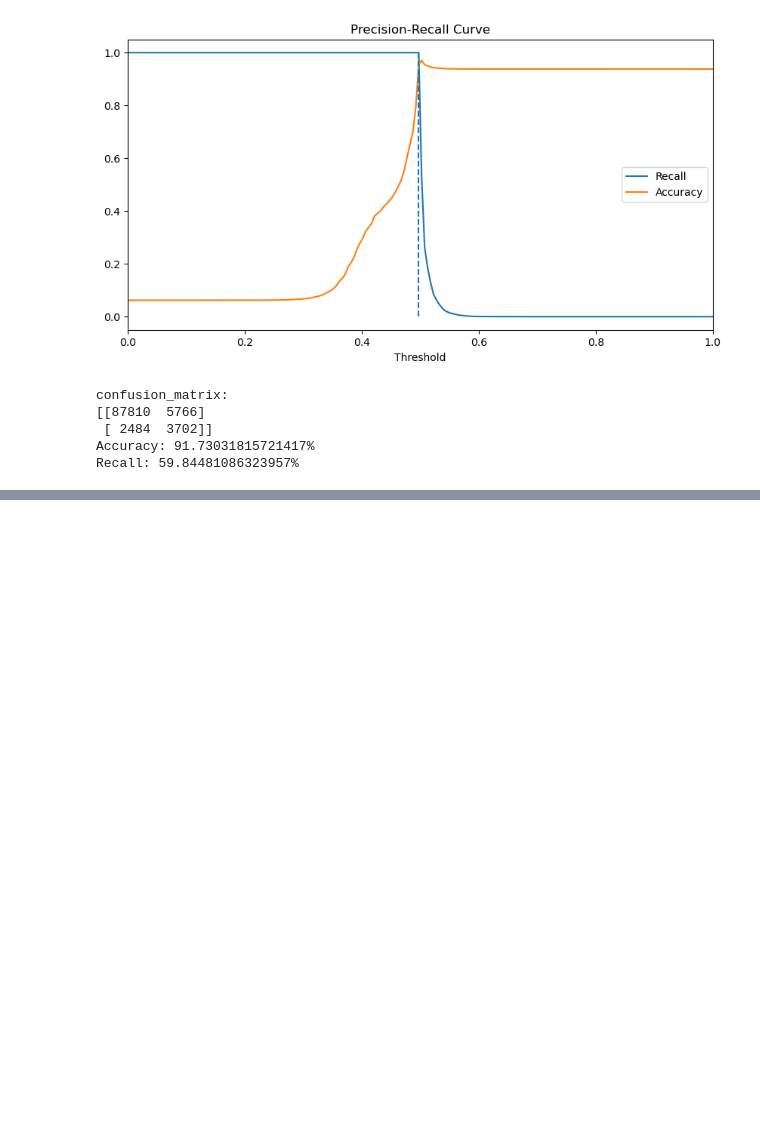
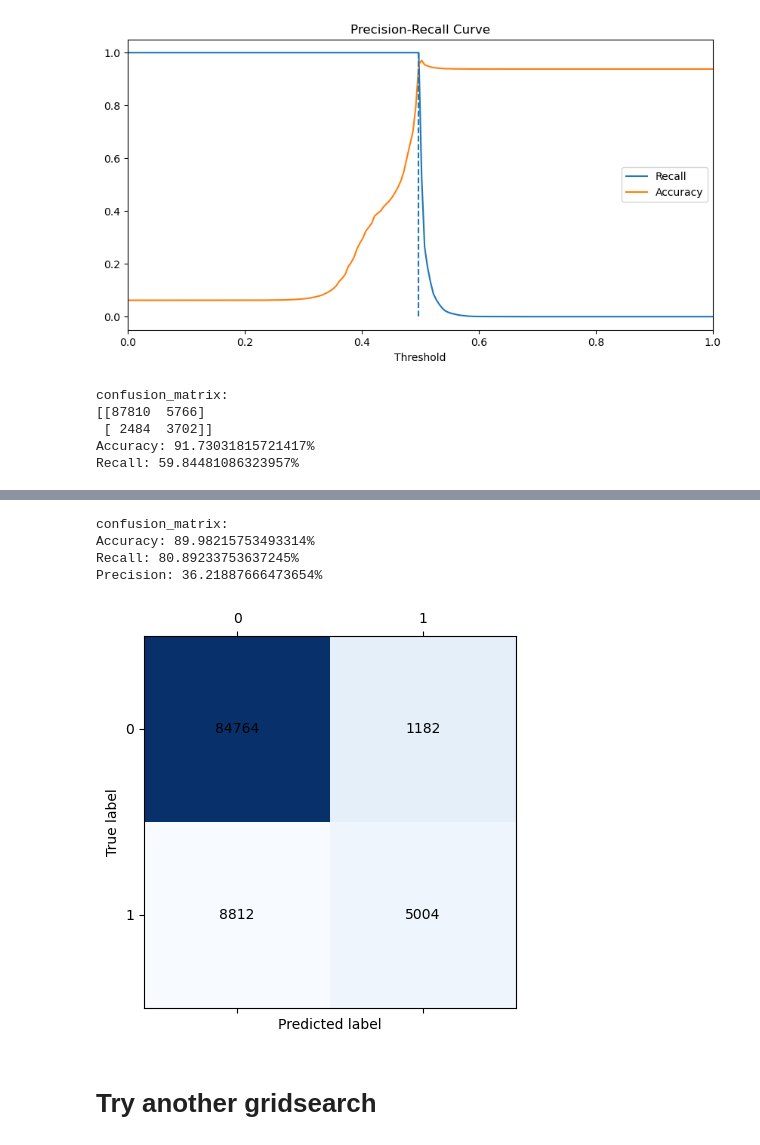
Before and after one commit to jprette/STAT-303-3, a Jupyter notebook: Code/AdaboostModel.ipynb, the cells around one changed output, grey strips where cells are left out. Saved outputs shown, nothing was run; the diff lists cells and outputs as text; code cells hidden in the pictures; blank space fills up the shorter version.

```diff
--- a/Code/AdaboostModel.ipynb
+++ b/Code/AdaboostModel.ipynb
@@ -101,8 +115,4 @@ y = data['>50K']
 # %%
 #import and prepare test data
 test = pd.read_csv('../census-income.test',header=None)
-test.columns=column_names
-le = LabelEncoder()
-for pred in categorical_predictors:
-    test[pred] = le.fit_transform(test[pred])
-test['>50K'] = test['income'].apply(lambda x: 1 if '+' in x else 0)
+test = clean_data(test)
@@ -170,0 +200,14 @@ Recall: 59.84481086323957%
+# %%
+y_pred_proba_test = best_ada_v2.predict_proba(X_test)[:, 1]
+# %%
+y_pred = (y_pred_proba_test > 0.488).astype(int)
+
+get_metrics(y_test, y_pred)
+# %% [output]
+confusion_matrix:
+Accuracy: 89.98215753493314%
+Recall: 80.89233753637245%
+Precision: 36.21887666473654%
+[figure, added]
+# %% [markdown]
+# Try another gridsearch
```
Also changed, not shown: parts of 18 cells of this notebook, 2 other files.
